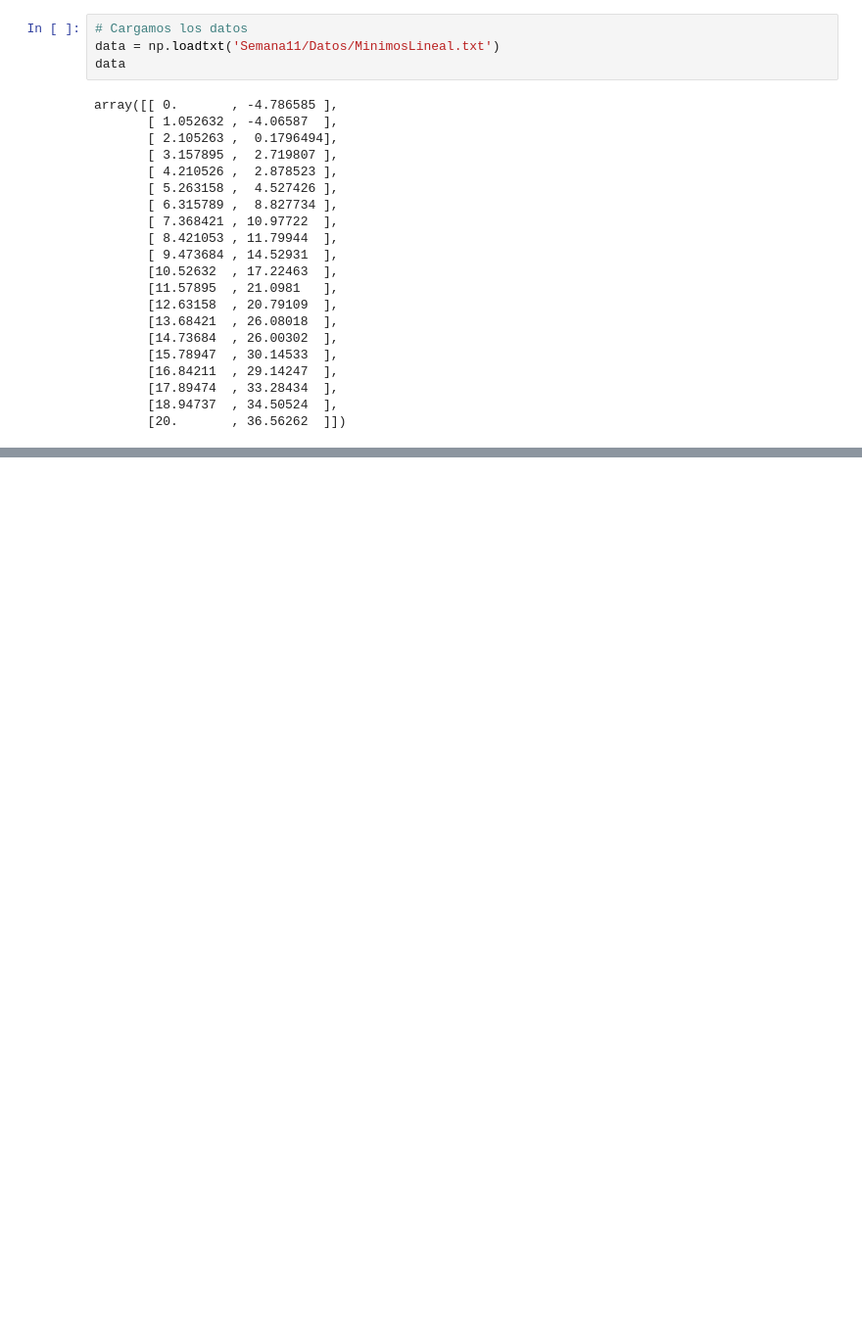
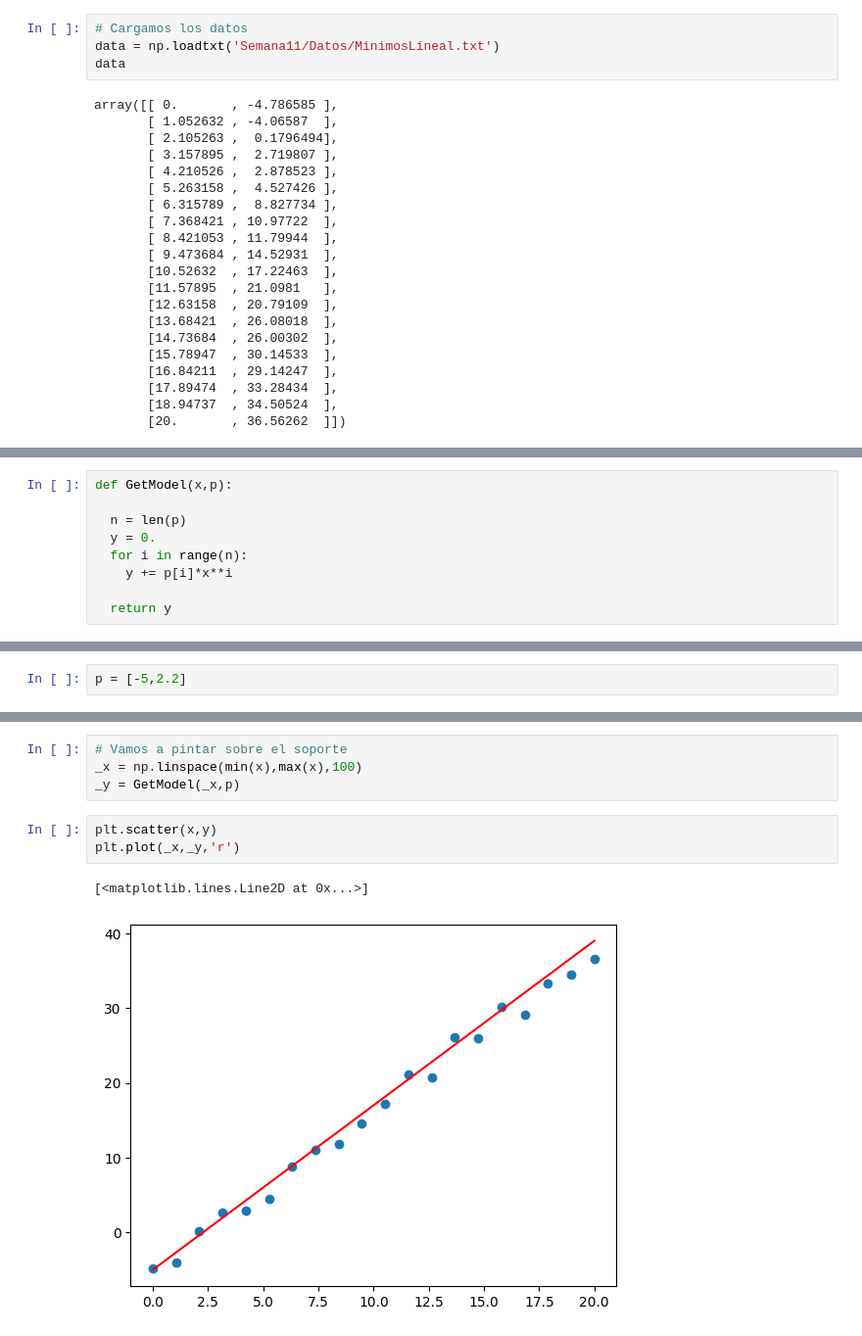
Before and after one commit to asegura4488/MetodosComputacionales2026, a Jupyter notebook: Semana11/MinimosCuadrados.ipynb, the cells around one changed output, grey strips where cells are left out. Shown at 98% size. Cells and saved outputs as stored; diff of their text form; blank space fills up the shorter version.

```diff
--- a/Semana11/MinimosCuadrados.ipynb
+++ b/Semana11/MinimosCuadrados.ipynb
@@ -53,0 +65,9 @@ array([[ 0.       , -4.786585 ],
+# %%
+def GetModel(x,p):
+
+  n = len(p)
+  y = 0.
+  for i in range(n):
+    y += p[i]*x**i
+
+  return y
@@ -53,0 +84,2 @@ array([[ 0.       , -4.786585 ],
+# %%
+p = [-5,2.2]
@@ -53,0 +90,10 @@ array([[ 0.       , -4.786585 ],
+# %%
+# Vamos a pintar sobre el soporte
+_x = np.linspace(min(x),max(x),100)
+_y = GetModel(_x,p)
+# %%
+plt.scatter(x,y)
+plt.plot(_x,_y,'r')
+# %% [output]
+[<matplotlib.lines.Line2D at 0x...>]
+[figure, added]
```
Also changed, not shown: parts of 9 cells of this notebook.
